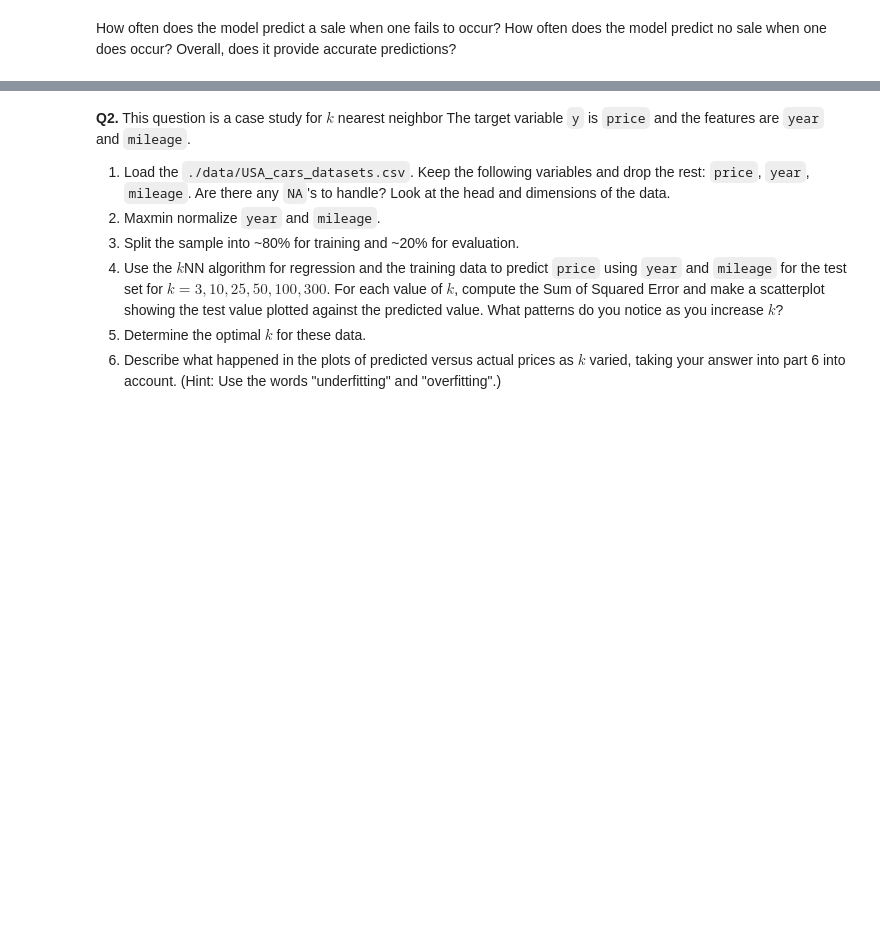
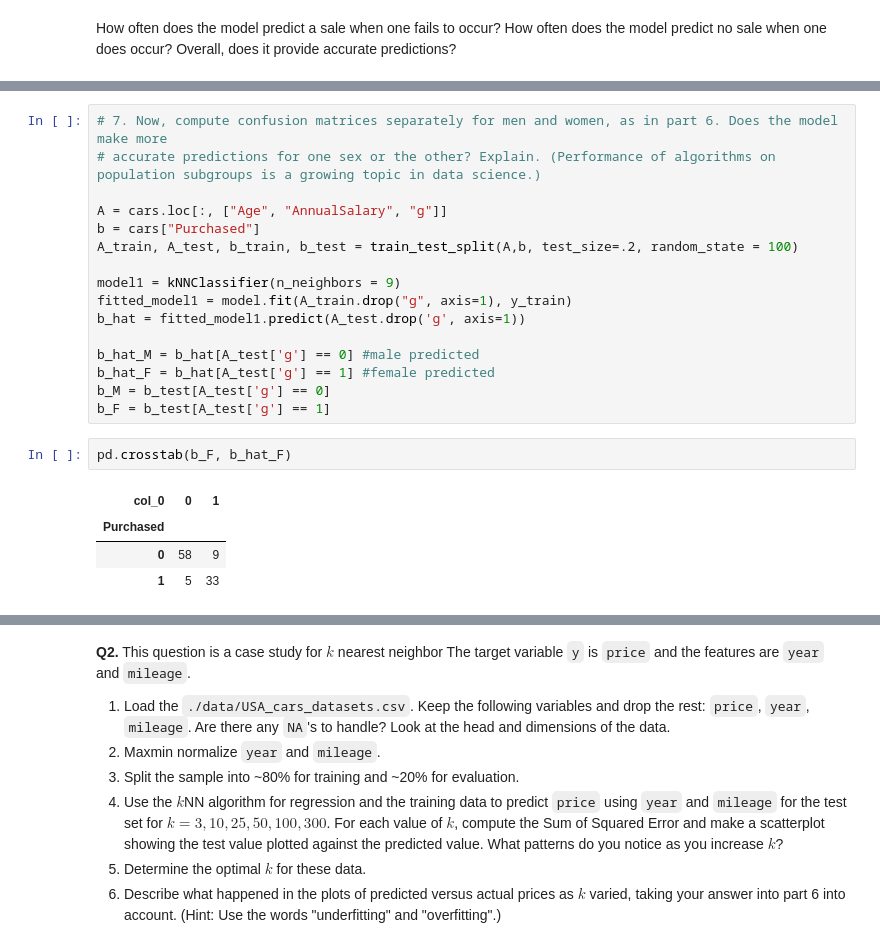
Before and after one commit to acb4rn/assignment3, a Jupyter notebook: assignment_knn_and_kmc.ipynb, the cells around one changed output, grey strips where cells are left out. Saved outputs shown, nothing was run; the diff lists cells and outputs as text; blank space fills up the shorter version.

```diff
--- a/assignment_knn_and_kmc.ipynb
+++ b/assignment_knn_and_kmc.ipynb
@@ -153,0 +163,23 @@ How often does the model predict a sale when one fails to occur? How often does
+# %%
+# 7. Now, compute confusion matrices separately for men and women, as in part 6. Does the model make more
+# accurate predictions for one sex or the other? Explain. (Performance of algorithms on population subgroups is a growing topic in data science.)
+
+A = cars.loc[:, ["Age", "AnnualSalary", "g"]]
+b = cars["Purchased"]
+A_train, A_test, b_train, b_test = train_test_split(A,b, test_size=.2, random_state = 100)
+
+model1 = kNNClassifier(n_neighbors = 9)
+fitted_model1 = model.fit(A_train.drop("g", axis=1), y_train)
+b_hat = fitted_model1.predict(A_test.drop('g', axis=1))
+
+b_hat_M = b_hat[A_test['g'] == 0] #male predicted
+b_hat_F = b_hat[A_test['g'] == 1] #female predicted
+b_M = b_test[A_test['g'] == 0]
+b_F = b_test[A_test['g'] == 1]
+# %%
+pd.crosstab(b_F, b_hat_F)
+# %% [output]
+| col_0 | 0 | 1 |
+| Purchased |  |  |
+| 0 | 58 | 9 |
+| 1 | 5 | 33 |
```
Also changed, not shown: parts of 9 cells of this notebook.
